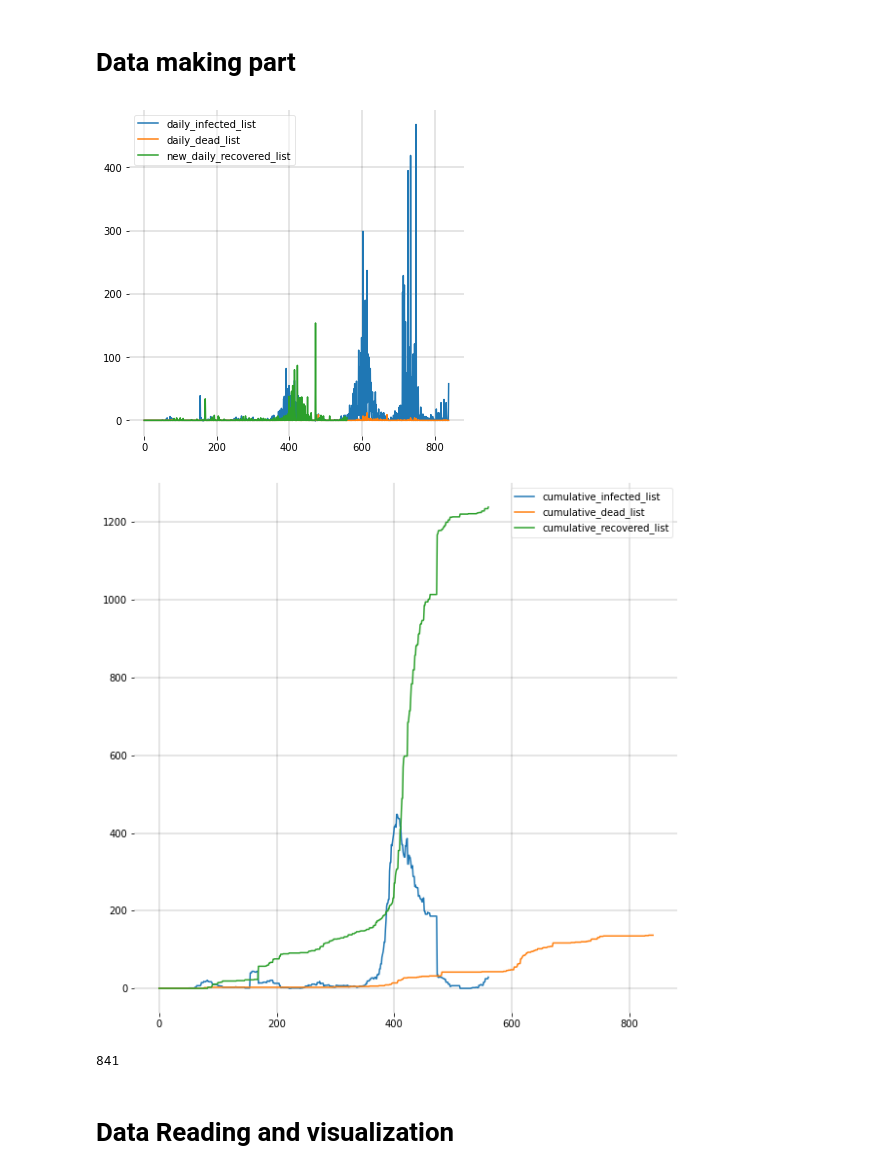
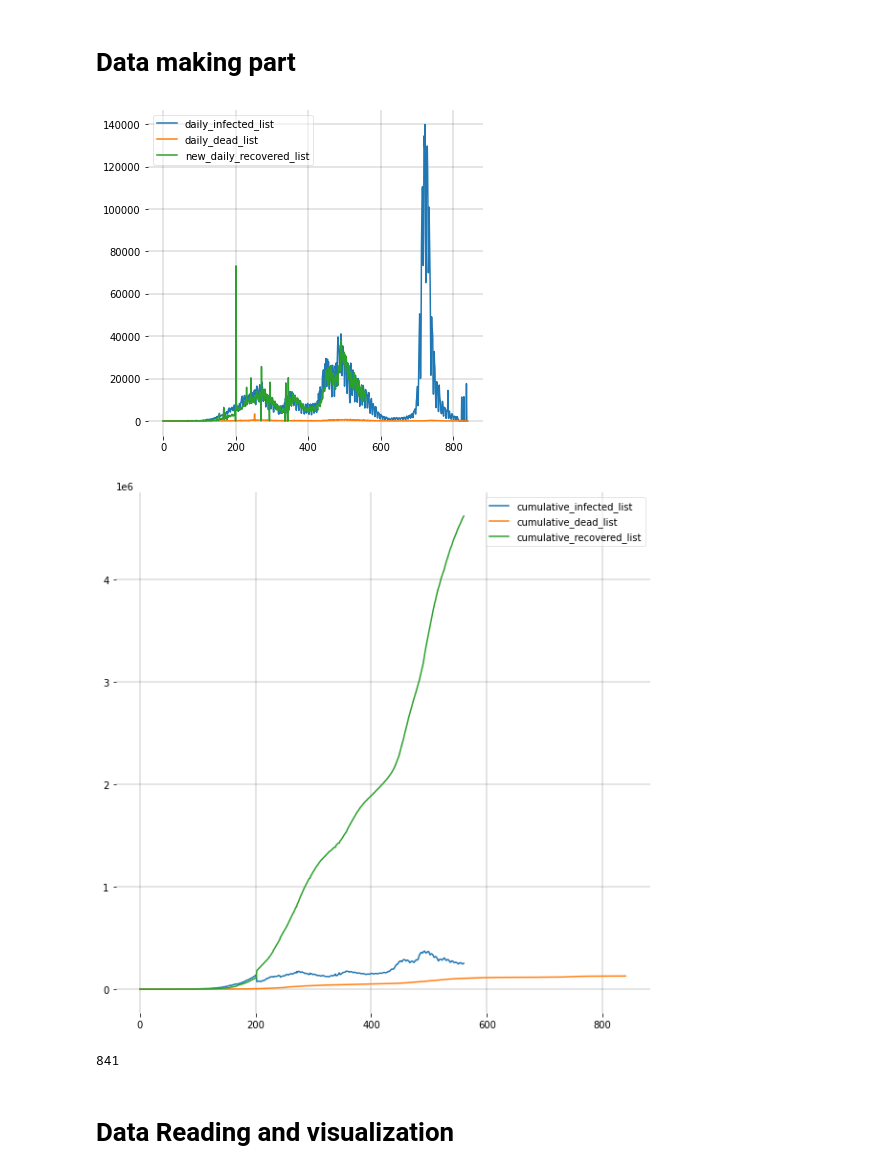
Before and after one commit to jhgoblue/covid-19-pbl, a Jupyter notebook: dinn-sird-baseline.ipynb, the cells around one changed output. Drawn from its saved outputs; the diff is of its cells as text; code cells hidden in the pictures.

```diff
--- a/dinn-sird-baseline.ipynb
+++ b/dinn-sird-baseline.ipynb
@@ -55,7 +55,7 @@ for file_name in sorted_fnames:
     confirmed = 0
     recovered = 0
     for key,row in df.iterrows():
-        if key == 'Antigua and Barbuda':
+        if key == 'Argentina':
             deaths = deaths + row['Deaths']
             confirmed = confirmed + row['Confirmed']
             recovered = recovered + row['Recovered']
@@ -97,34 +97,34 @@ for spine in ('top', 'right', 'bottom', 'left'):
     ax.spines[spine].set_visible(False)
 plt.show();
 # %% [output]
-[figure, old version]
+[figure, new version]
 # %%
 # Making the SIDR list
-N = 33086278
+N = 99337
 cumulative_susceptible_list = []
 for i in range(len(cumulative_recovered_list)):
     cumulative_infected_list[i]=(cumulative_infected_list[i] - cumulative_recovered_list[i]- cumulative_dead_list[i])
     cumulative_susceptible_list.append(N - cumulative_recovered_list[i] - cumulative_infected_list[i] - cumulative_dead_list[i])
 
 fig = plt.figure(figsize=(10,10))
 
 ax = fig.add_subplot(111, facecolor='#dddddd', axisbelow=True)
 ax.set_facecolor('xkcd:white')
 
 # plt.plot(cumulative_susceptible_list[:310], label = 'cumulative_susceptible_list')
 plt.plot(cumulative_infected_list, label = 'cumulative_infected_list')
 plt.plot(cumulative_dead_list, label = 'cumulative_dead_list')
 plt.plot(cumulative_recovered_list, label = 'cumulative_recovered_list')
 
 ax.grid(b=True, which='major', c='black', lw=0.2, ls='-')
 legend = ax.legend()
 legend.get_frame().set_alpha(0.5)
 for spine in ('top', 'right', 'bottom', 'left'):
     ax.spines[spine].set_visible(False)
 plt.show();
 print(len(cumulative_susceptible_list))
 # %% [output]
-[figure, old version]
+[figure, new version]
 841
 # %%
 #save as csv files
```
Also changed, not shown: parts of 8 cells of this notebook.
